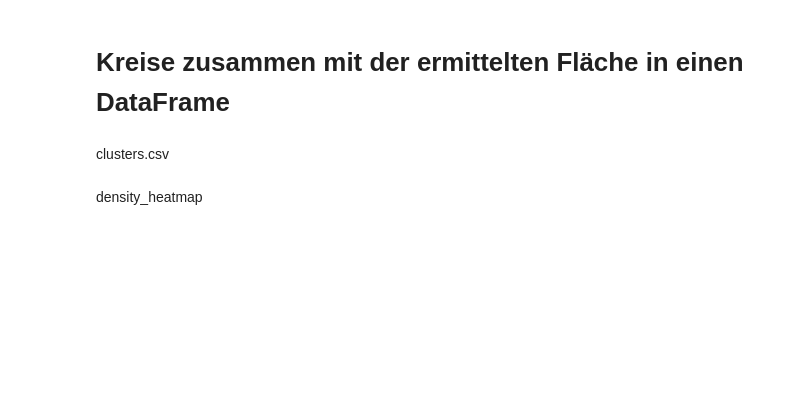
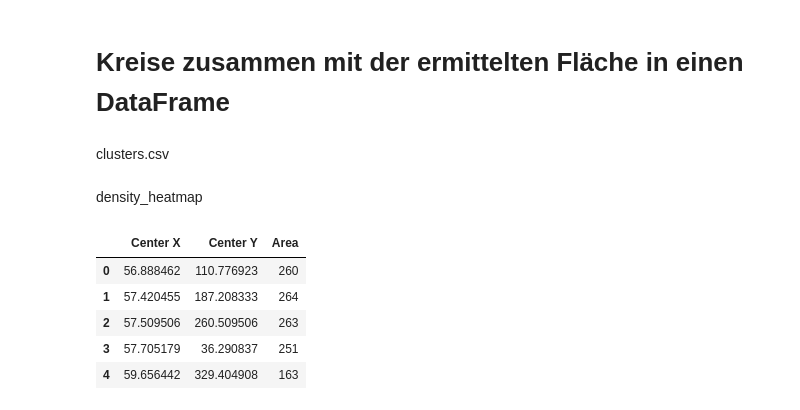
Before and after one commit to Bernhard64/Vision-Control, a Jupyter notebook: Brightes_Point_001.ipynb, the cells around one changed output. Cells and saved outputs as stored; diff of their text form; code cells hidden in the pictures; blank space fills up the shorter version.

```diff
--- a/Brightes_Point_001.ipynb
+++ b/Brightes_Point_001.ipynb
@@ -397,6 +393,15 @@ df = pd.read_csv('clusters.csv')
 # Nehmen wir an, die Spalten heißen 'Center X', 'Center Y' und 'Area'
 # %%
 # heatmap_data
+# %%
+df.head(5)
+# %% [output]
+|  | Center X | Center Y | Area |
+| 0 | 56.888462 | 110.776923 | 260 |
+| 1 | 57.420455 | 187.208333 | 264 |
+| 2 | 57.509506 | 260.509506 | 263 |
+| 3 | 57.705179 | 36.290837 | 251 |
+| 4 | 59.656442 | 329.404908 | 163 |
 # %%
 import pandas as pd
 import numpy as np
```
Also changed, not shown: parts of 3 cells of this notebook.
